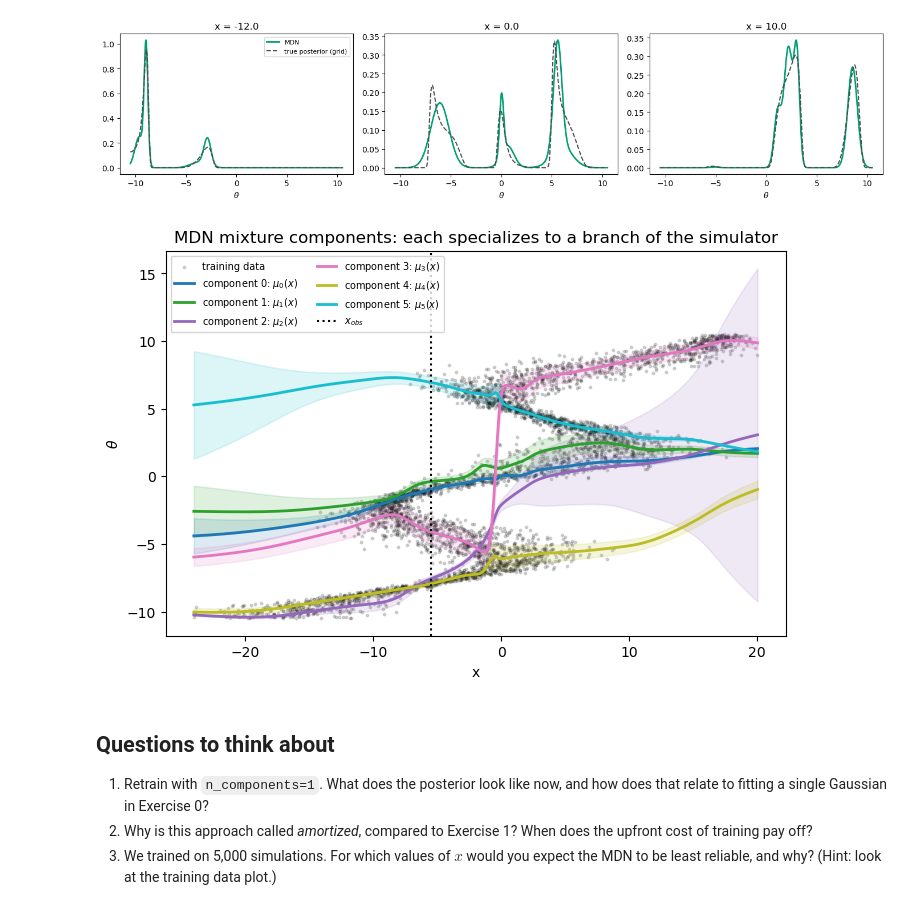
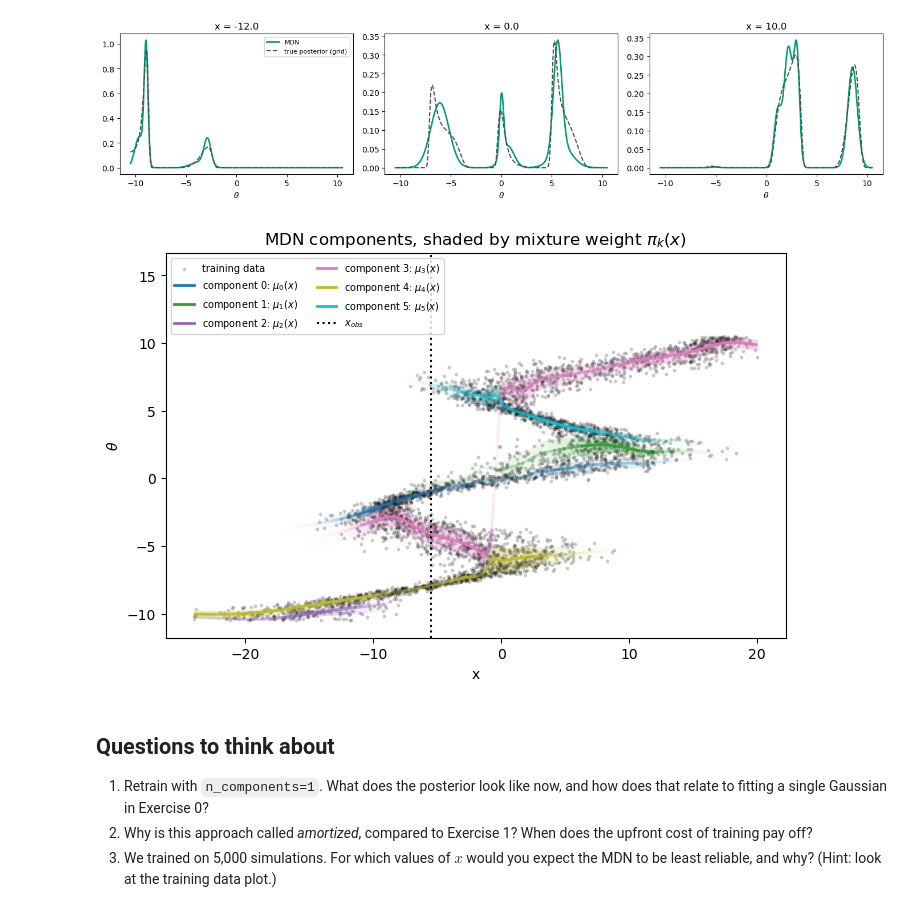
Before and after one commit to rdgao/road2sbi, a Jupyter notebook: exercises/exercise_2_mdn_solution.ipynb, the cells around one changed output. Saved outputs shown, nothing was run; the diff lists cells and outputs as text; code cells hidden in the pictures.

```diff
--- a/exercises/exercise_2_mdn_solution.ipynb
+++ b/exercises/exercise_2_mdn_solution.ipynb
@@ -349,27 +350,47 @@ plt.show()
 # %%
 x_line = torch.linspace(x_train_t.min(), x_train_t.max(), 300)[:, None]
 with torch.no_grad():
     pi_logits_grid, mu_grid, log_sigma_grid = mdn(x_line)
 sigma_grid = torch.exp(log_sigma_grid)
+weights_grid = torch.softmax(pi_logits_grid, dim=-1)
 x_np = x_line.numpy().ravel()
 
+# Rescale so the dominant component at each x has alpha = 1; the rest fade out.
+alpha_grid = (weights_grid / weights_grid.max(dim=-1, keepdim=True).values).numpy()
 component_colors = plt.cm.tab10(np.linspace(0, 1, mdn.n_components))
 
-plt.figure(figsize=(8, 5))
-plt.scatter(x_train_t.numpy(), theta_train_t.numpy(), s=3, c="k", alpha=0.15, label="training data")
+fig, ax = plt.subplots(figsize=(8, 5))
+ax.scatter(x_train_t.numpy(), theta_train_t.numpy(), s=3, c="k", alpha=0.15, label="training data")
 for k in range(mdn.n_components):
     mu_k = mu_grid[:, k].numpy()
     sigma_k = sigma_grid[:, k].numpy()
-    plt.plot(x_np, mu_k, color=component_colors[k], lw=2, label=rf"component {k}: $\mu_{{{k}}}(x)$")
-    plt.fill_between(x_np, mu_k - sigma_k, mu_k + sigma_k, color=component_colors[k], alpha=0.15)
-plt.axvline(x_obs, color="k", ls=":", label=r"$x_{obs}$")
-plt.xlabel("x")
-plt.ylabel(r"$\theta$")
-plt.title("MDN mixture components: each specializes to a branch of the simulator")
-plt.legend(fontsize=7, ncol=2, loc="upper left")
+    alpha_k = alpha_grid[:, k]
+    color = component_colors[k]
+
+    # Mean line: one color per component, per-segment alpha from the mixture weight.
+    points = np.array([x_np, mu_k]).T.reshape(-1, 1, 2)
+    segments = np.concatenate([points[:-1], points[1:]], axis=1)
+    seg_alpha = (alpha_k[:-1] + alpha_k[1:]) / 2
+    seg_colors = np.tile(color, (len(seg_alpha), 1))
+    seg_colors[:, 3] = seg_alpha
+    ax.add_collection(LineCollection(segments, colors=seg_colors, linewidths=2))
+
+    # +-1 sigma band, same per-segment alpha (scaled down so it stays a band, not a line).
+    for i in range(len(x_np) - 1):
+        ax.fill_between(x_np[i:i + 2], (mu_k - sigma_k)[i:i + 2], (mu_k + sigma_k)[i:i + 2],
+                         color=color, alpha=0.3 * seg_alpha[i], linewidth=0)
+
+    ax.plot([], [], color=color, lw=2, label=f"component {k}: $\\mu_{k}(x)$")  # solid legend swatch
+
+ax.axvline(x_obs, color="k", ls=":", label=r"$x_{obs}$")
+ax.autoscale_view()
+ax.set_xlabel("x")
+ax.set_ylabel(r"$\theta$")
+ax.set_title(r"MDN components, shaded by mixture weight $\pi_k(x)$")
+ax.legend(fontsize=7, ncol=2, loc="upper left")
 plt.show()
 # %% [output]
-[figure, old version]
+[figure, new version]
 # %% [markdown]
 ## Questions to think about
 
```
Also changed, not shown: parts of 1 cell of this notebook, 1 other file.
